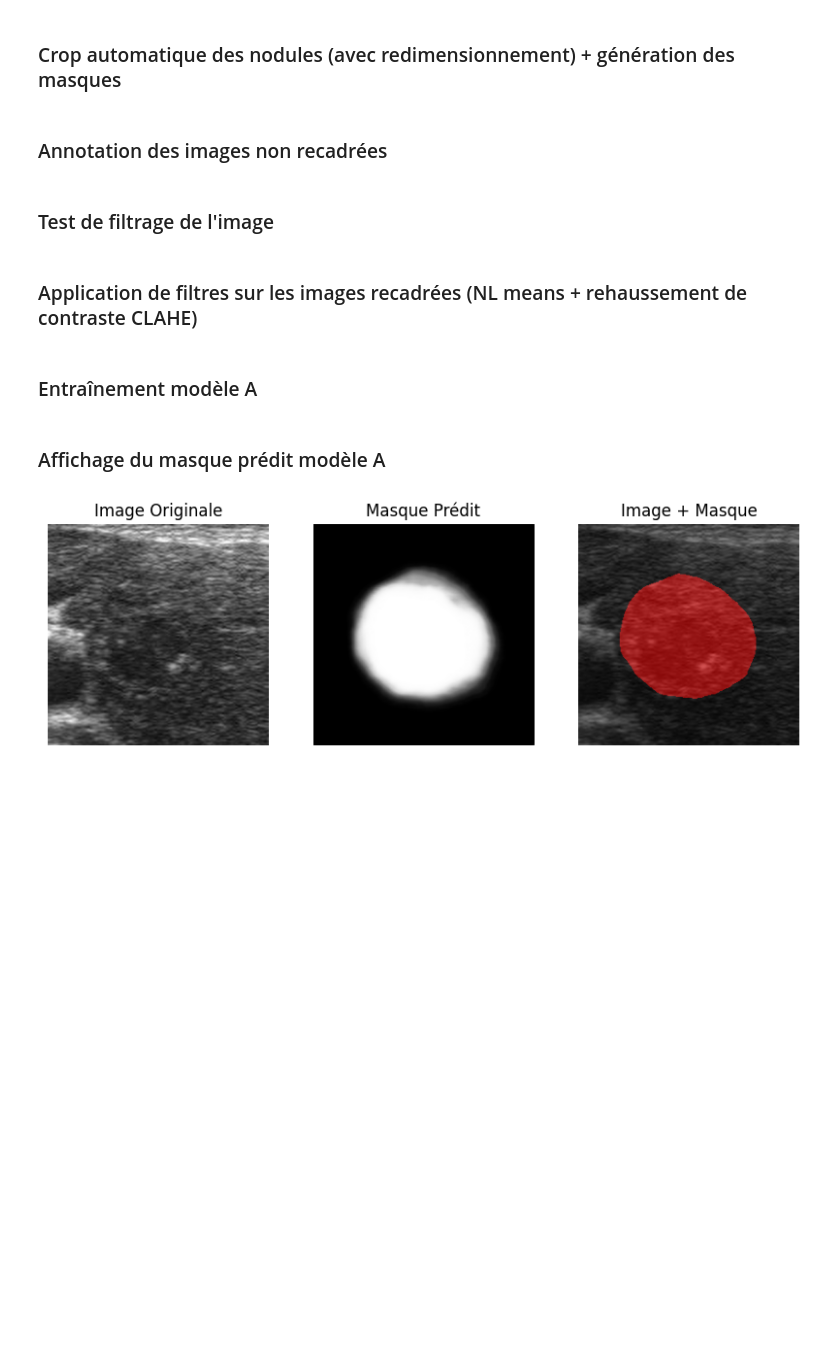
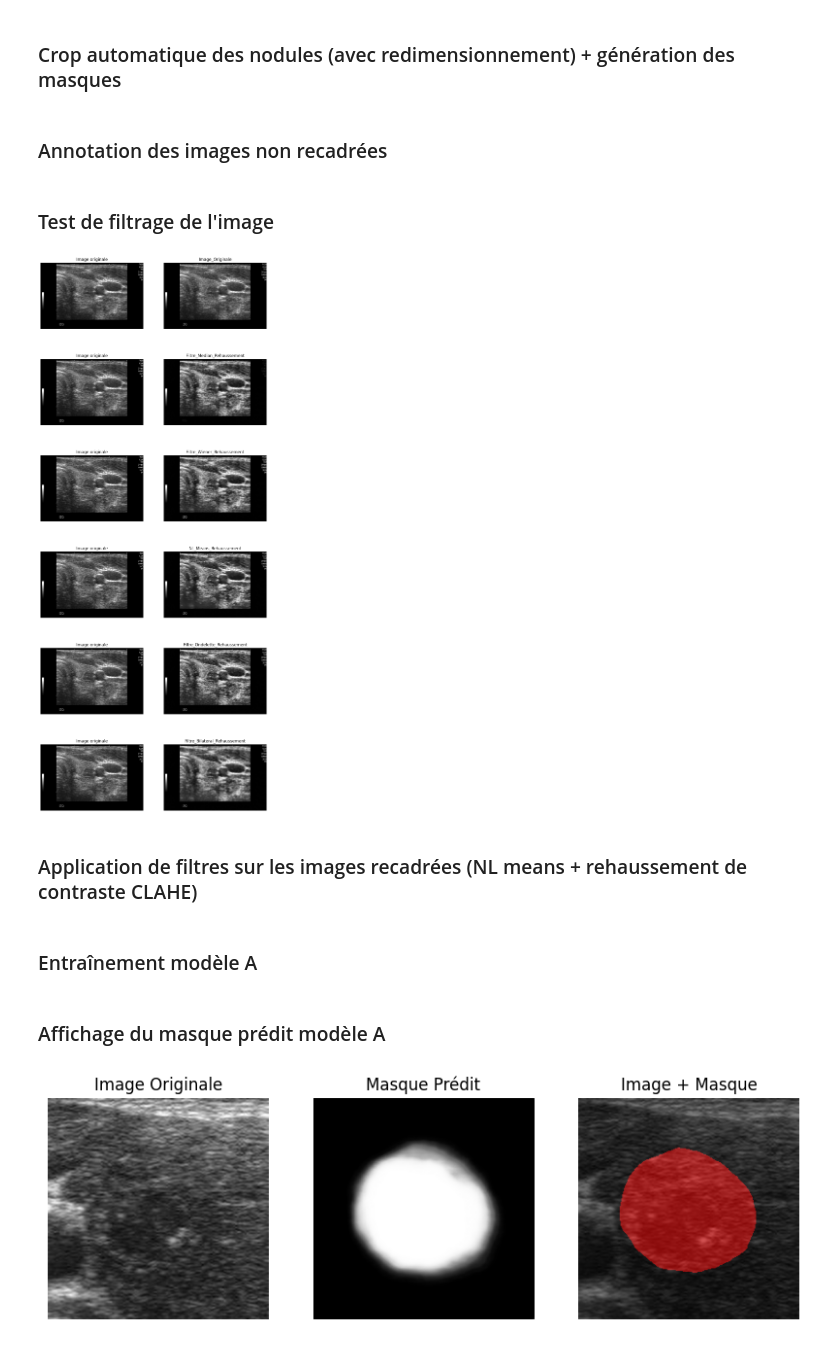
Before and after one commit to Maxcym/segmentation_IA, a Jupyter notebook: notebooks/segmentation_IA.ipynb, the cells around one changed output. Drawn from its saved outputs; the diff is of its cells as text; code cells hidden in the pictures; blank space fills up the shorter version.

```diff
--- a/notebooks/segmentation_IA.ipynb
+++ b/notebooks/segmentation_IA.ipynb
@@ -275,14 +241,41 @@ import matplotlib.pyplot as plt
 import os
 
 def load_image(image_path):
+    """
+    Charge une image en niveaux de gris.
+
+    Args:
+        image_path (str): Chemin du fichier image.
+
+    Returns:
+        numpy.ndarray: Image en niveaux de gris.
+    """
     return cv2.imread(image_path, cv2.IMREAD_GRAYSCALE)
 
-# 1. Filtre Médian
 def apply_median_filter(img, kernel_size=5):
+    """
+    Applique un filtre médian pour réduire le bruit.
+
+    Args:
+        img (numpy.ndarray): Image d'entrée.
+        kernel_size (int): Taille du noyau du filtre médian.
+
+    Returns:
+        numpy.ndarray: Image filtrée.
+    """
     return cv2.medianBlur(img, kernel_size)
 
-# 2. Filtre de Wiener
 def apply_wiener_filter(img, kernel_size=5):
+    """
+    Applique un filtre de Wiener pour réduire le bruit.
+
+    Args:
+        img (numpy.ndarray): Image d'entrée.
+        kernel_size (int): Taille du noyau pour le filtrage.
+
+    Returns:
+        numpy.ndarray: Image filtrée.
+    """
     img_float = img.astype(np.float64)
     local_mean = cv2.blur(img_float, (kernel_size, kernel_size))
     local_var = cv2.blur(img_float**2, (kernel_size, kernel_size)) - local_mean**2
@@ -290,12 +283,33 @@ def apply_wiener_filter(img, kernel_size=5):
     filtered_img = local_mean + (np.maximum(local_var - noise_var, 0) / (local_var + 1e-10)) * (img_float - local_mean)
     return np.clip(filtered_img, 0, 255).astype(np.uint8)
 
-# 3. Filtre NL-Means
 def apply_nl_means_filter(img, h=10, template_window_size=7, search_window_size=20):
+    """
+    Applique un filtre NL-Means pour le débruitage.
+
+    Args:
+        img (numpy.ndarray): Image d'entrée.
+        h (int): Paramètre de filtrage.
+        template_window_size (int): Taille de la fenêtre modèle.
+        search_window_size (int): Taille de la fenêtre de recherche.
+
+    Returns:
+        numpy.ndarray: Image filtrée.
+    """
     return cv2.fastNlMeansDenoising(img, None, h, template_window_size, search_window_size)
 
-# 4. Débruitage par Ondelette
 def apply_wavelet_denoise(img, wavelet='db2', level=2):
+    """
+    Applique un débruitage basé sur les ondelettes.
+
+    Args:
+        img (numpy.ndarray): Image d'entrée.
+        wavelet (str): Type d'ondelette.
+        level (int): Niveau de décomposition.
+
+    Returns:
+        numpy.ndarray: Image filtrée.
+    """
     coeffs = pywt.wavedec2(img, wavelet, level=level)
     coeffs_thresh = [coeffs[0]] + [
         tuple(pywt.threshold(detail, np.std(detail) / 2, mode='soft') for detail in coeff) for coeff in coeffs[1:]
@@ -303,52 +317,78 @@ def apply_wavelet_denoise(img, wavelet='db2', level=2):
     denoised_img = pywt.waverec2(coeffs_thresh, wavelet)
     return np.clip(denoised_img, 0, 255).astype(np.uint8)
 
-# 5. Filtrage Bilatéral
 def apply_bilateral_filter(img, d=9, sigma_color=75, sigma_space=75):
+    """
+    Applique un filtre bilatéral pour lisser l'image tout en préservant les contours.
+
+    Args:
+        img (numpy.ndarray): Image d'entrée.
+        d (int): Diamètre de la fenêtre du filtre.
+        sigma_color (int): Paramètre de filtrage des couleurs.
+        sigma_space (int): Paramètre de filtrage spatial.
+
+    Returns:
+        numpy.ndarray: Image filtrée.
+    """
     return cv2.bilateralFilter(img, d, sigma_color, sigma_space)
 
-# Réhaussement du contraste avec CLAHE
 def enhance_contrast(img):
+    """
+    Améliore le contraste d'une image avec CLAHE.
+
+    Args:
+        img (numpy.ndarray): Image d'entrée.
+
+    Returns:
+        numpy.ndarray: Image avec un contraste amélioré.
+    """
     clahe = cv2.createCLAHE(clipLimit=1.5, tileGridSize=(8, 8))
     return clahe.apply(img)
 
-# Fonction principale pour appliquer les filtres et enregistrer les résultats
 def process_image(image_path, output_dir="filtered_images"):
+    """
+    Applique plusieurs filtres sur une image et enregistre les résultats.
+
+    Args:
+        image_path (str): Chemin de l'image à traiter.
+        output_dir (str): Dossier où enregistrer les images filtrées.
+    """
     img = load_image(image_path)
-    os.makedirs(output_dir, exist_ok=True)
+    #os.makedirs(output_dir, exist_ok=True)
 
     filters = {
         "Filtre_Median": apply_median_filter,
         "Filtre_Wiener": apply_wiener_filter,
         "NL_Means": apply_nl_means_filter,
         "Filtre_Ondelette": apply_wavelet_denoise,
         "Filtre_Bilateral": apply_bilateral_filter
     }
 
     images = [("Image_Originale", img)]
 
     for name, func in filters.items():
         filtered_img = enhance_contrast(func(img))
         images.append((name + "_Rehaussement", filtered_img))
-        cv2.imwrite(os.path.join(output_dir, name + ".png"), filtered_img)
+        #cv2.imwrite(os.path.join(output_dir, name + ".png"), filtered_img)
 
-    # Affichage des résultats avec l'image originale à côté de chaque amélioration
+    # Affichage des résultats
     fig, axes = plt.subplots(len(images), 2, figsize=(12, 30))
 
     for i, (title, filtered_img) in enumerate(images):
         axes[i, 0].imshow(img, cmap='gray')
         axes[i, 0].set_title("Image originale")
         axes[i, 0].axis("off")
 
         axes[i, 1].imshow(filtered_img, cmap='gray')
         axes[i, 1].set_title(title)
         axes[i, 1].axis("off")
 
     plt.show()
 
-# Exemple d'utilisation
 image_path = "../data/images/69_2.jpg"
 process_image(image_path)
+# %% [output]
+[figure, added]
 # %% [markdown]
 ### Application de filtres sur les images recadrées (NL means + rehaussement de contraste CLAHE)
 # %%
```
Also changed, not shown: parts of 9 cells of this notebook, 6 other files.
